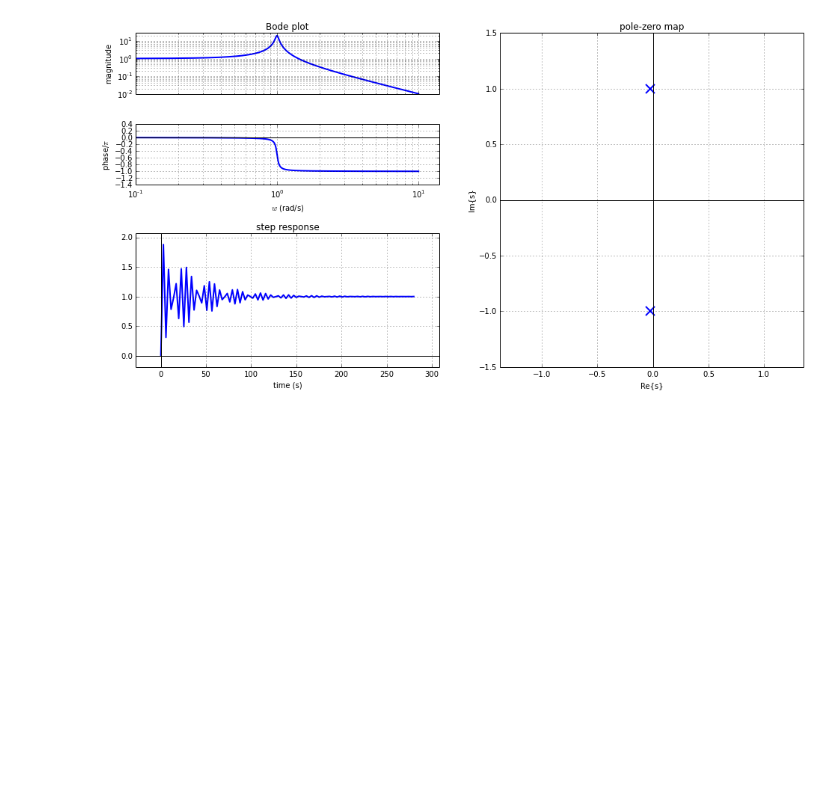
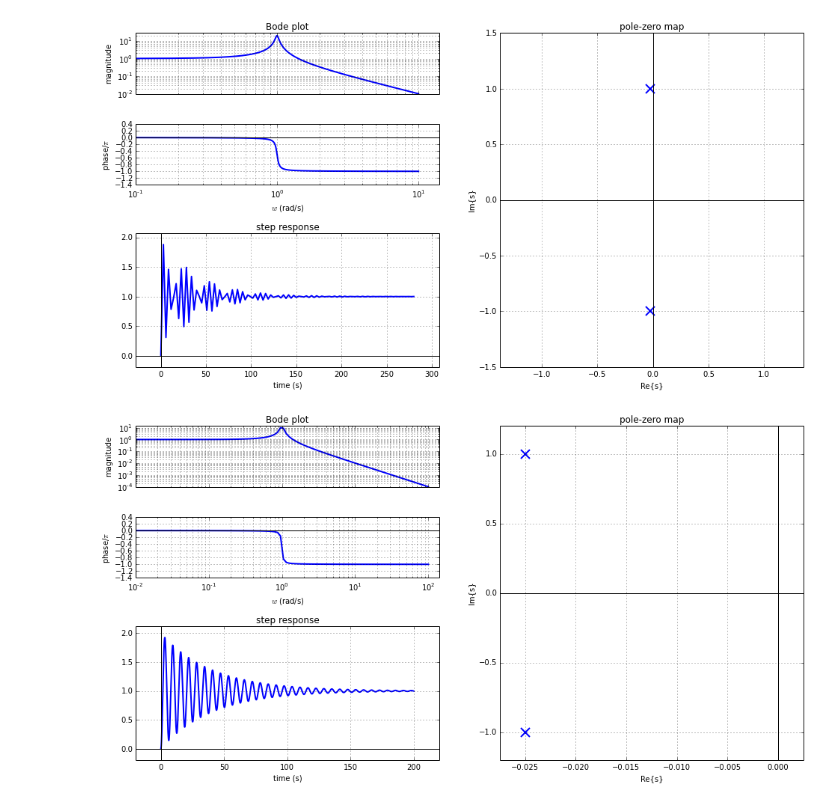
Before and after one commit to youralien/SigSys, a Jupyter notebook: Combined plots.ipynb, the cells around one changed output. Saved outputs shown, nothing was run; the diff lists cells and outputs as text; code cells hidden in the pictures; blank space fills up the shorter version.

```diff
--- a/Combined plots.ipynb
+++ b/Combined plots.ipynb
@@ -18,2 +18,6 @@ combinedplot(signal.lti([1],[1,.05,1]))#TODO: specify range of frequencies and/o
 # %% [output]
 [figure]
+# %%
+combinedplot(signal.lti([1],[1,.05,1]),T=np.arange(0,200,.1),w=np.logspace(-2,2,100),axis='tight')
+# %% [output]
+[figure, added]
```
Also changed, not shown: parts of 1 cell of this notebook.
